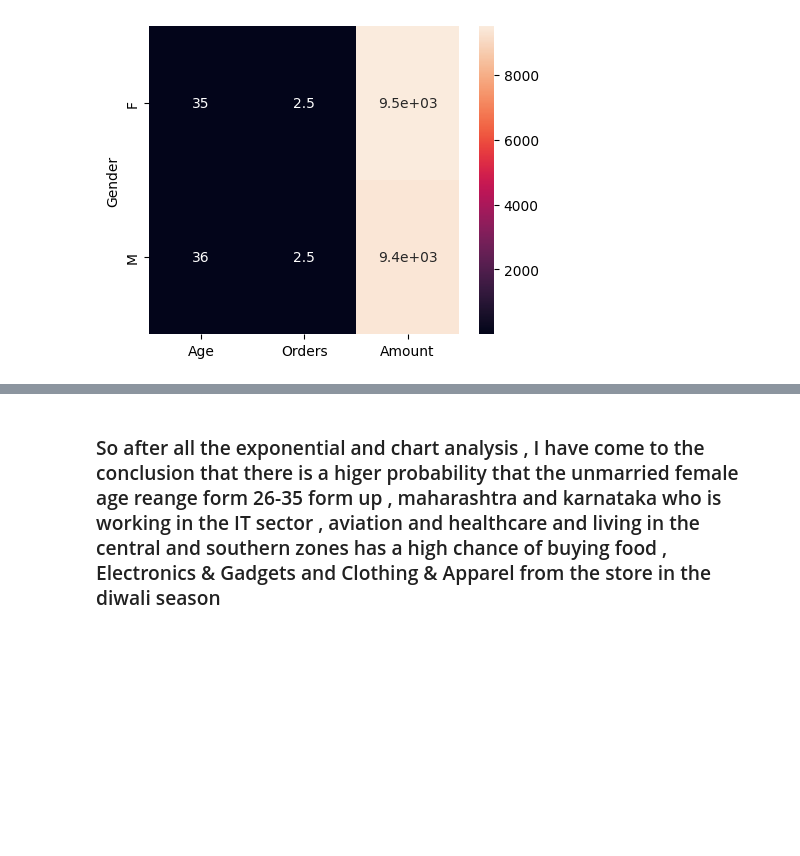
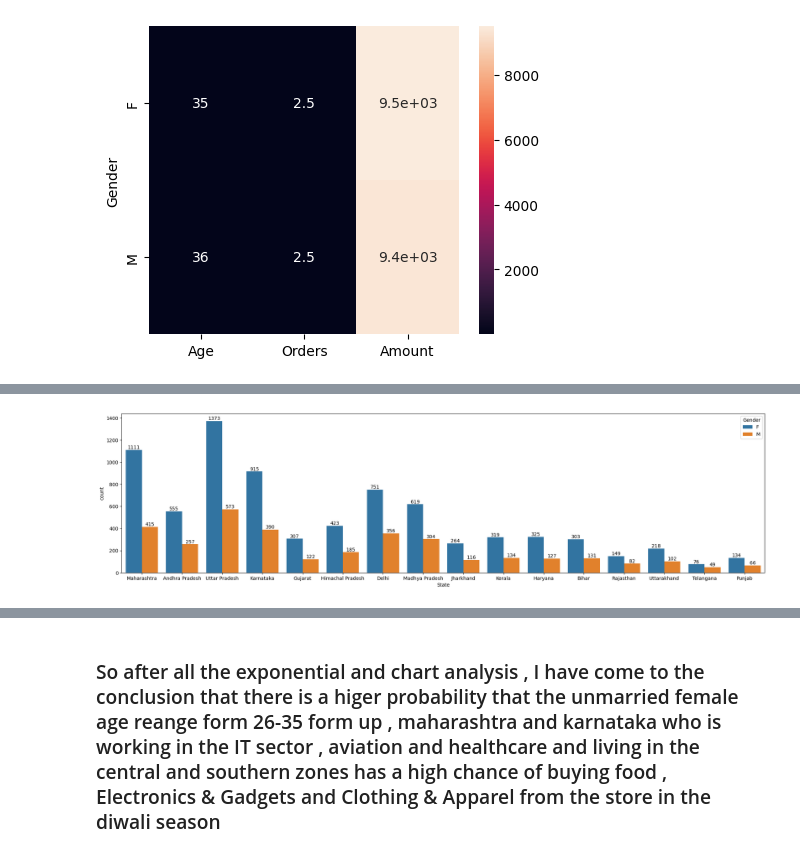
Before and after one commit to Mayankjoshi341/git-code, a Jupyter notebook: data-analysis/sales.ipynb, the cells around one changed output, grey strips where cells are left out. Cells and saved outputs as stored; diff of their text form; code cells hidden in the pictures; blank space fills up the shorter version.

```diff
--- a/data-analysis/sales.ipynb
+++ b/data-analysis/sales.ipynb
@@ -495,0 +514,8 @@ plt.show()
+# %%
+plt.figure(figsize=(24,6))
+x = sns.countplot(data = sales , x = "State" , hue = "Gender")
+x.bar_label(x.containers[0])
+x.bar_label(x.containers[1])
+plt.show()
+# %% [output]
+[figure, added]
```
Also changed, not shown: parts of 4 cells of this notebook.
